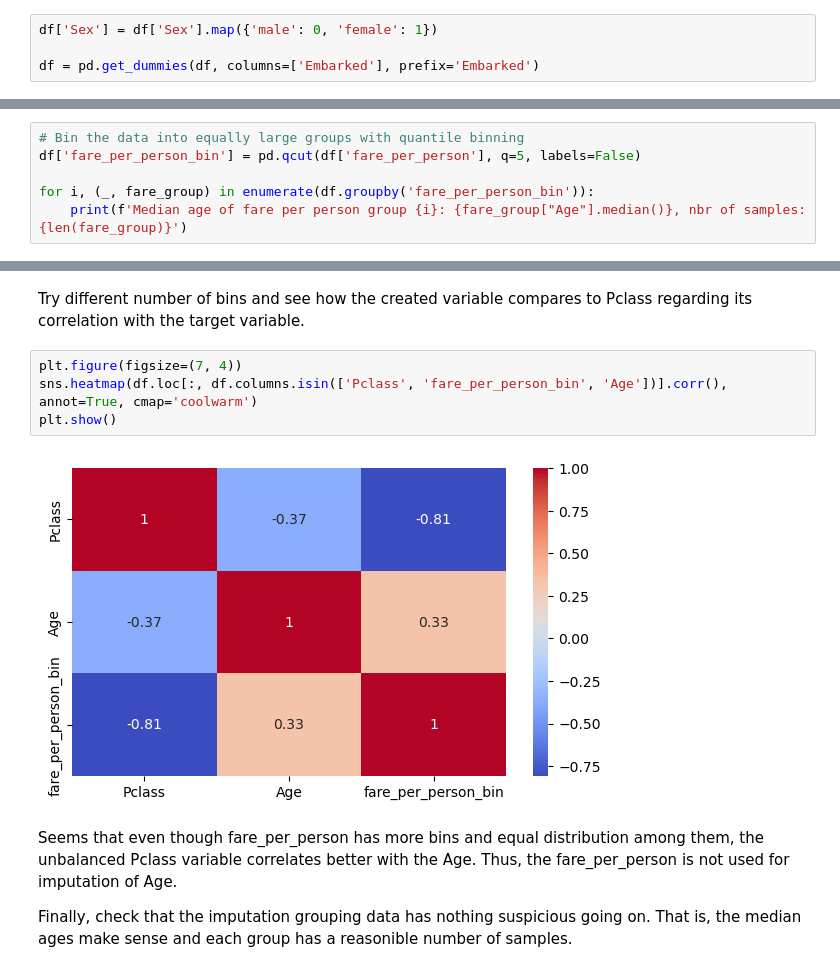
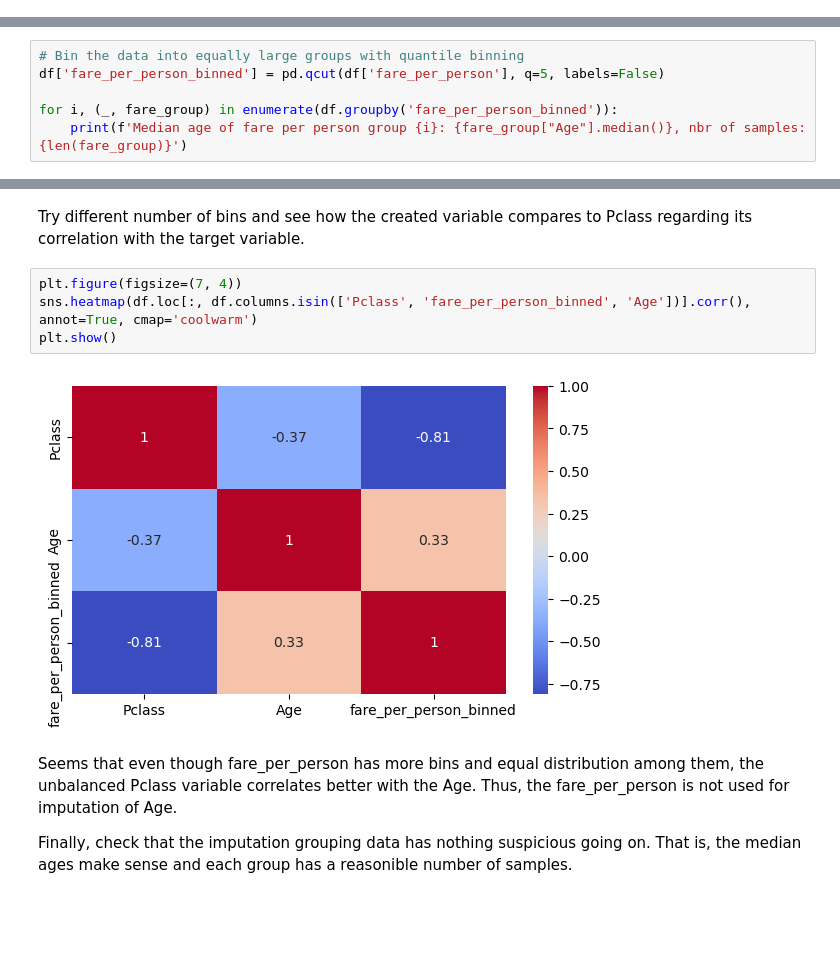
Before and after one commit to pekko-kauppila/Machine-Learning-Projects, a Jupyter notebook: Titanic_survival_predictor/titanic_survival_predictor.ipynb, the cells around one changed output, grey strips where cells are left out. Drawn from its saved outputs; the diff is of its cells as text; blank space fills up the shorter version.

```diff
--- a/Titanic_survival_predictor/titanic_survival_predictor.ipynb
+++ b/Titanic_survival_predictor/titanic_survival_predictor.ipynb
@@ -113,4 +116,0 @@ Binary label encoding for Sex and one-hot encoding for Embarked.
-# %%
-df['Sex'] = df['Sex'].map({'male': 0, 'female': 1})
-
-df = pd.get_dummies(df, columns=['Embarked'], prefix='Embarked')
@@ -224,9 +217,9 @@ df.loc[df.fare_per_person > 100]
 Bin the fare per person somewhat evenly.
 # %%
 # Bin the data into equally large groups with quantile binning
-df['fare_per_person_bin'] = pd.qcut(df['fare_per_person'], q=5, labels=False)
+df['fare_per_person_binned'] = pd.qcut(df['fare_per_person'], q=5, labels=False)
 
-for i, (_, fare_group) in enumerate(df.groupby('fare_per_person_bin')):
+for i, (_, fare_group) in enumerate(df.groupby('fare_per_person_binned')):
     print(f'Median age of fare per person group {i}: {fare_group["Age"].median()}, nbr of samples: {len(fare_group)}')
 # %% [output]
 Median age of fare per person group 0: 22.0, nbr of samples: 180
@@ -238,10 +231,10 @@ Median age of fare per person group 4: 36.0, nbr of samples: 166
 Try different number of bins and see how the created variable compares to Pclass regarding its correlation with the target variable.
 # %%
 plt.figure(figsize=(7, 4))
-sns.heatmap(df.loc[:, df.columns.isin(['Pclass', 'fare_per_person_bin', 'Age'])].corr(), annot=True, cmap='coolwarm')
+sns.heatmap(df.loc[:, df.columns.isin(['Pclass', 'fare_per_person_binned', 'Age'])].corr(), annot=True, cmap='coolwarm')
 plt.show()
 # %% [output]
-[figure, old version]
+[figure, new version]
 # %% [markdown]
 Seems that even though fare_per_person has more bins and equal distribution among them, the unbalanced Pclass variable correlates better with the Age. Thus, the fare_per_person is not used for imputation of Age.
 
```
Also changed, not shown: parts of 36 cells of this notebook.
